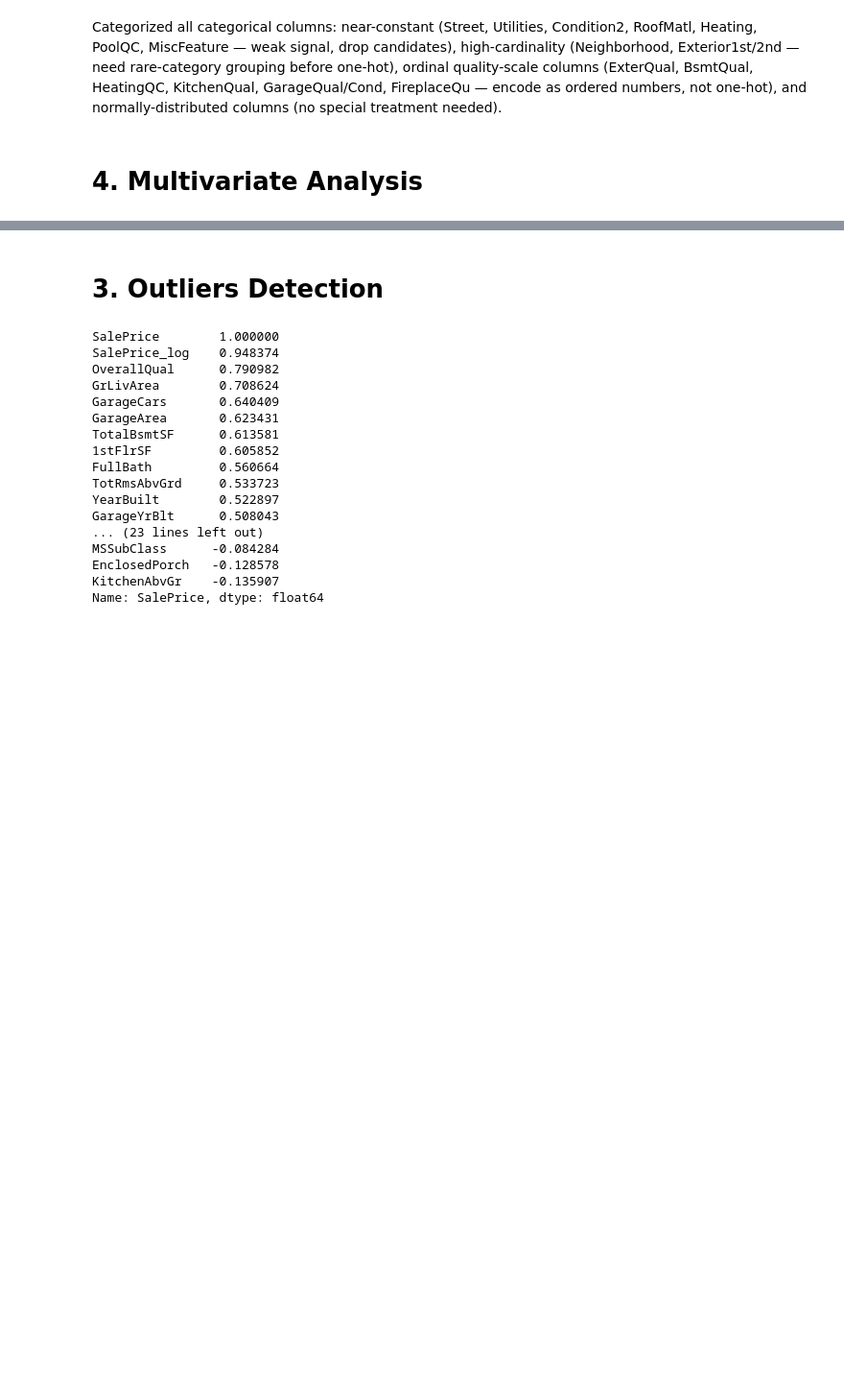
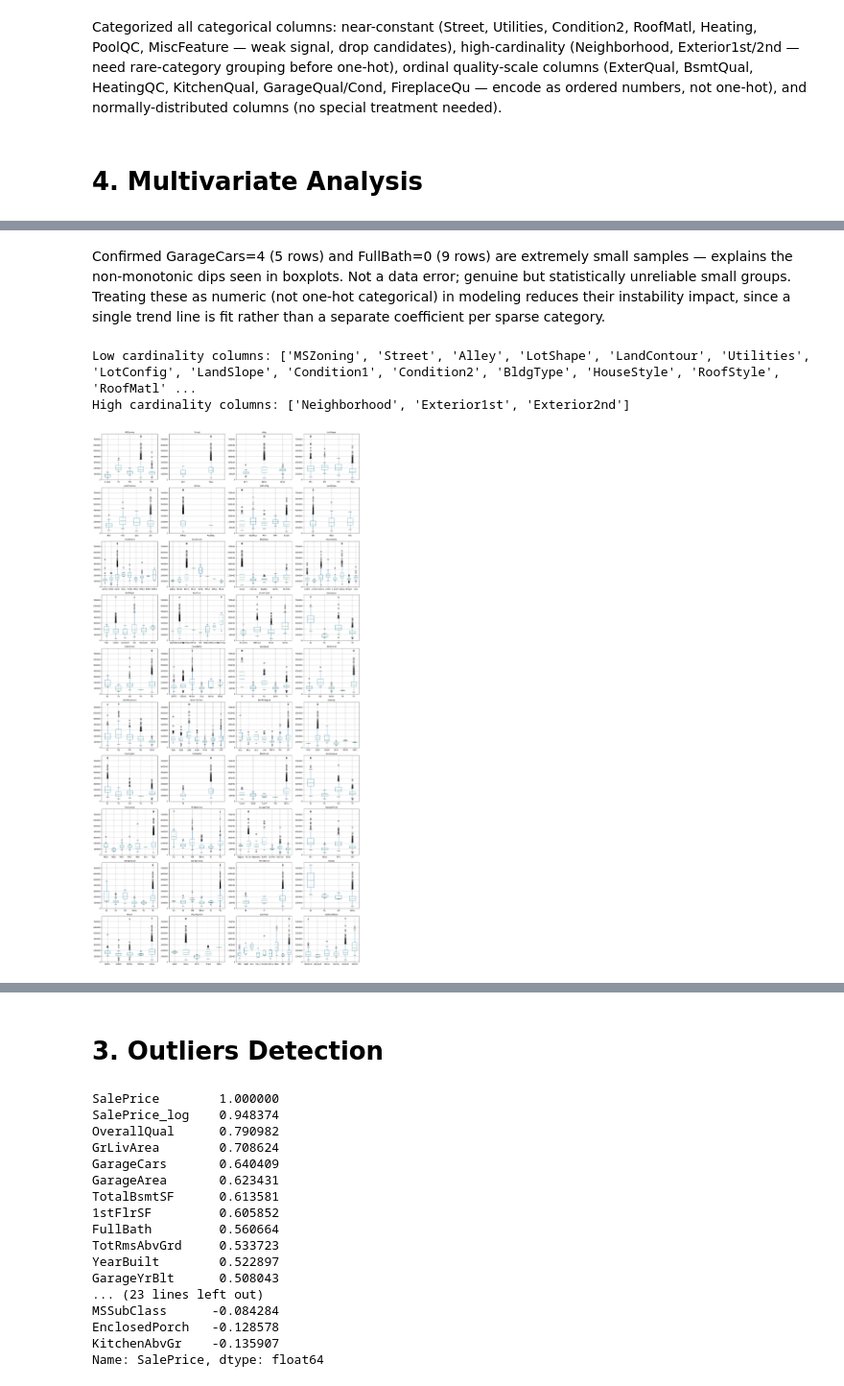
Before and after one commit to VishRoy/kaggle-notebook, a Jupyter notebook: house-prices-advanced-regression.ipynb, the cells around one changed output, grey strips where cells are left out. Shown at 96% size. Saved outputs shown, nothing was run; the diff lists cells and outputs as text; code cells hidden in the pictures; blank space fills up the shorter version.

```diff
--- a/house-prices-advanced-regression.ipynb
+++ b/house-prices-advanced-regression.ipynb
@@ -401,0 +482,35 @@ Categorized all categorical columns: near-constant (Street, Utilities, Condition
+# %% [markdown]
+Confirmed GarageCars=4 (5 rows) and FullBath=0 (9 rows) are extremely small samples — explains the non-monotonic dips seen in boxplots. Not a data error; genuine but statistically unreliable small groups. Treating these as numeric (not one-hot categorical) in modeling reduces their instability impact, since a single trend line is fit rather than a separate coefficient per sparse category.
+# %%
+categorical_cols = df.select_dtypes(include='object').columns.tolist()
+
+low_card = [col for col in categorical_cols if df[col].nunique() <= 10]
+high_card = [col for col in categorical_cols if df[col].nunique() > 10]
+
+print("Low cardinality columns:", low_card)
+print("High cardinality columns:", high_card)
+# %% [output]
+Low cardinality columns: ['MSZoning', 'Street', 'Alley', 'LotShape', 'LandContour', 'Utilities', 'LotConfig', 'LandSlope', 'Condition1', 'Condition2', 'BldgType', 'HouseStyle', 'RoofStyle', 'RoofMatl' ...
+High cardinality columns: ['Neighborhood', 'Exterior1st', 'Exterior2nd']
+# %%
+n = len(low_card)
+n_cols = 4
+n_rows = -(-n // n_cols)  # ceiling division
+
+fig, axes = plt.subplots(n_rows, n_cols, figsize=(20, n_rows * 4))
+axes = axes.flatten()
+
+for i, col in enumerate(low_card):
+    df.boxplot(column='SalePrice', by=col, ax=axes[i])
+    axes[i].set_title(col, fontsize=10)
+    axes[i].set_xlabel('')
+
+# hide any unused subplot slots
+for j in range(i+1, len(axes)):
+    axes[j].axis('off')
+
+plt.suptitle('')
+plt.tight_layout()
+plt.show()
+# %% [output]
+[figure, added]
```
Also changed, not shown: parts of 11 cells of this notebook.
